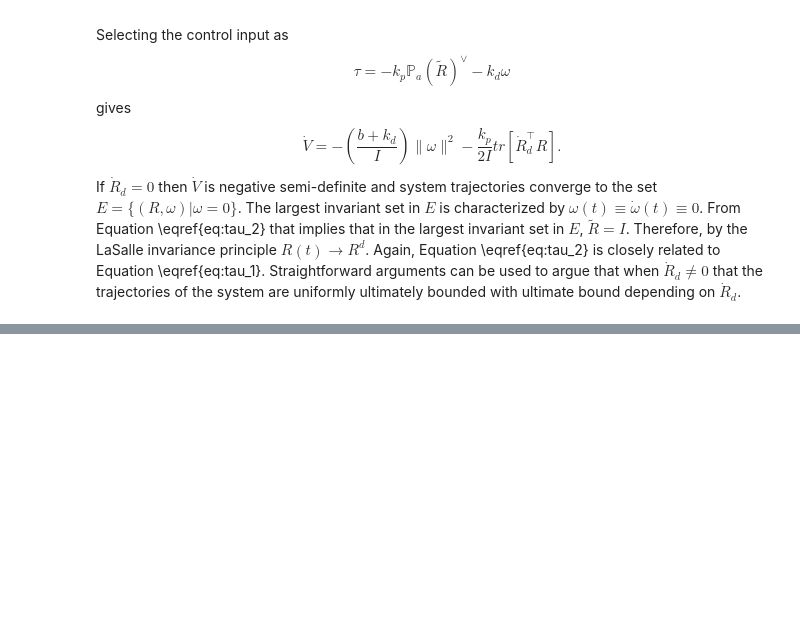
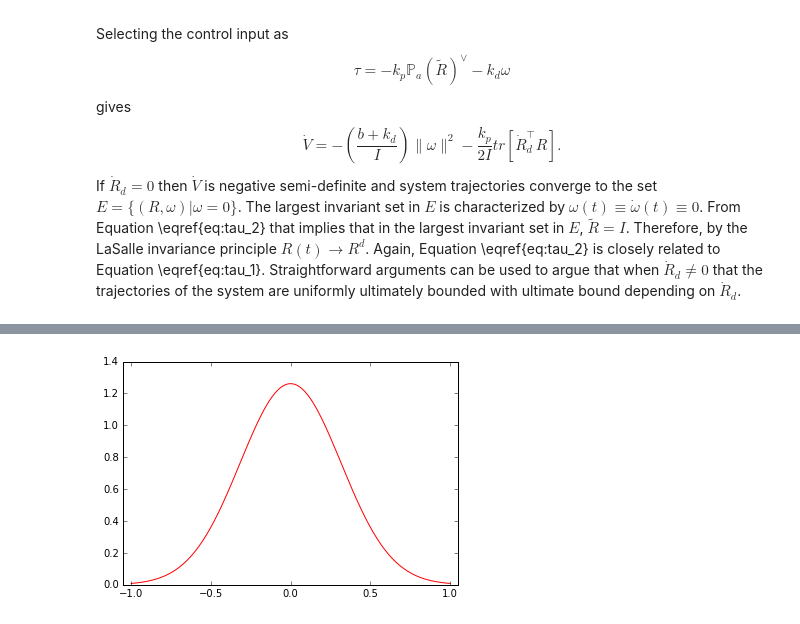
Before and after one commit to byu-magicc/lie_groups, a Jupyter notebook: Chap-02-S1.ipynb, the cells around one changed output, grey strips where cells are left out. Drawn from its saved outputs; the diff is of its cells as text; code cells hidden in the pictures; blank space fills up the shorter version.

```diff
--- a/Chap-02-S1.ipynb
+++ b/Chap-02-S1.ipynb
@@ -1408,0 +1417,10 @@ Devon
+# %%
+x = np.linspace(-1, 1, num=250)
+mu = 0
+var = 0.1
+y = 1./np.sqrt(2*np.pi*var)*np.exp(-0.5*(x-mu)**2/var)
+plt.plot(x,y,'r-')
+plt.axis('equal')
+plt.show()
+# %% [output]
+[figure, added]
```
Also changed, not shown: parts of 38 cells of this notebook.
